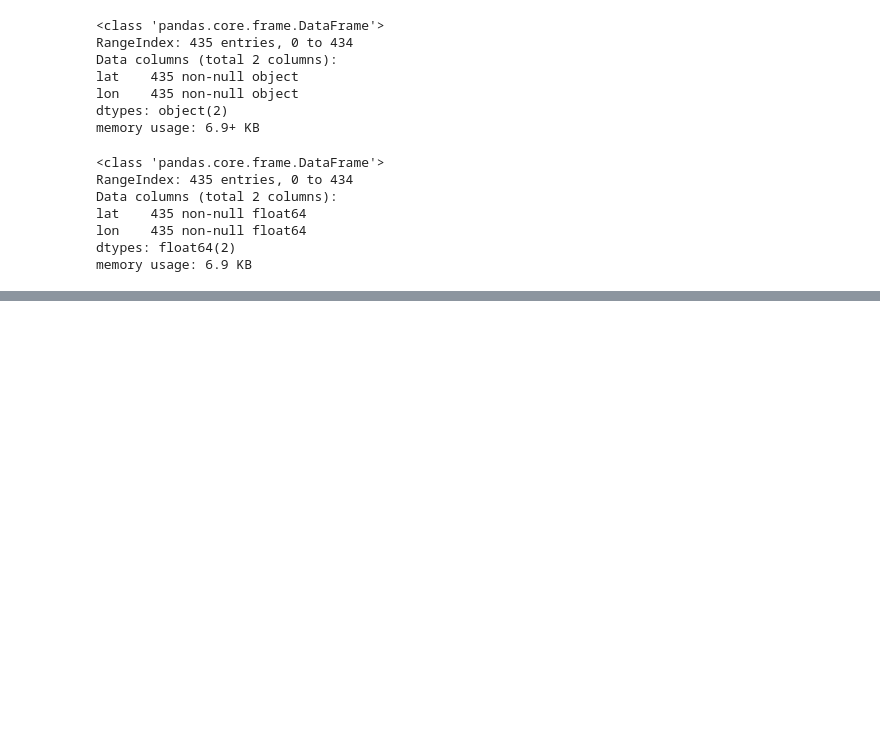
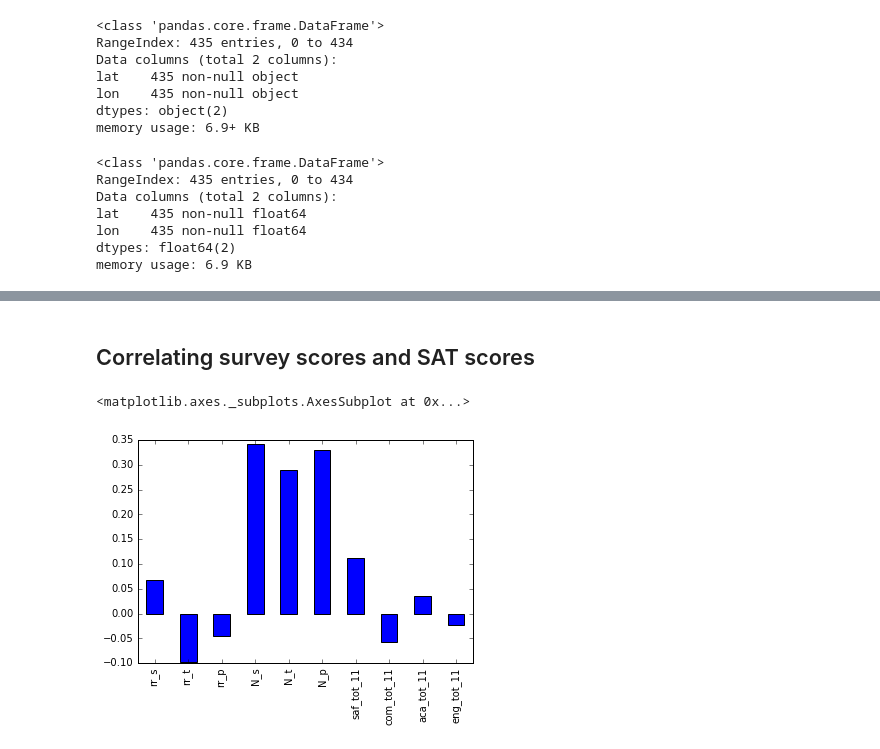
Before and after one commit to CanCeylan/nyc_education, a Jupyter notebook: nyc_education_analysis.ipynb, the cells around one changed output, grey strips where cells are left out. Saved outputs shown, nothing was run; the diff lists cells and outputs as text; code cells hidden in the pictures; blank space fills up the shorter version.

```diff
--- a/nyc_education_analysis.ipynb
+++ b/nyc_education_analysis.ipynb
@@ -404,0 +560,7 @@ memory usage: 6.9 KB
+# %% [markdown]
+## Correlating survey scores and SAT scores
+# %%
+full.corr()["sat_score"][["rr_s", "rr_t", "rr_p", "N_s", "N_t", "N_p", "saf_tot_11", "com_tot_11", "aca_tot_11", "eng_tot_11"]].plot.bar()
+# %% [output]
+<matplotlib.axes._subplots.AxesSubplot at 0x...>
+[figure, added]
```
Also changed, not shown: parts of 33 cells of this notebook.
